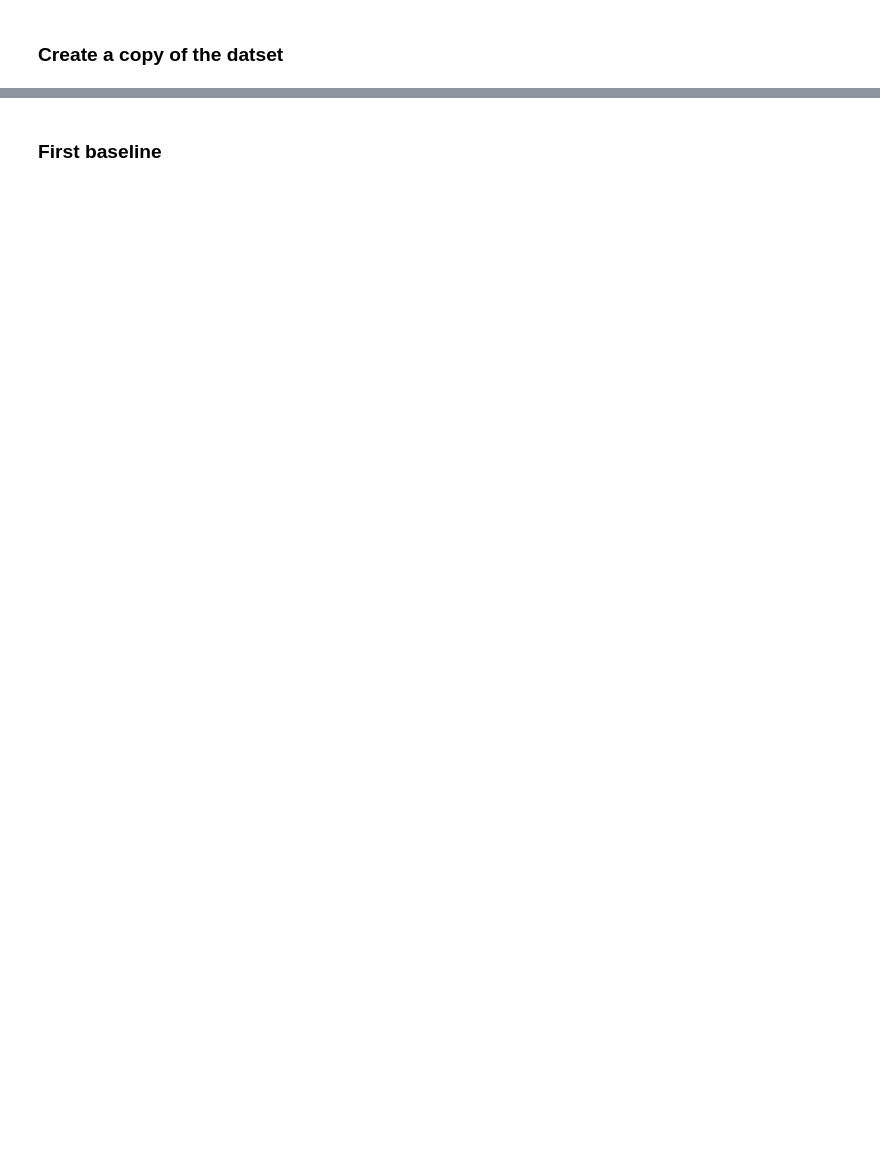
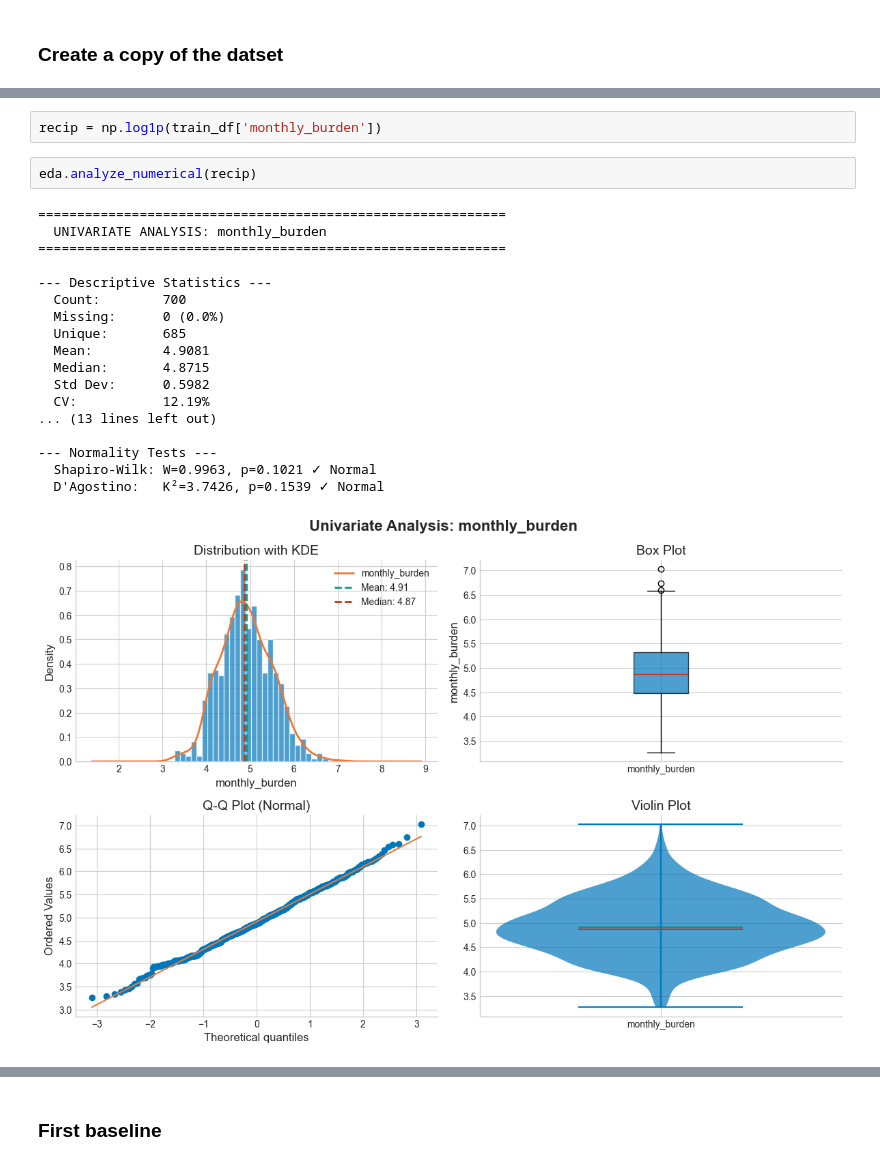
Before and after one commit to ntinasf/credit-risk-svm, a Jupyter notebook: notebooks/feature_engineering.ipynb, the cells around one changed output, grey strips where cells are left out. Saved outputs shown, nothing was run; the diff lists cells and outputs as text; blank space fills up the shorter version.

```diff
--- a/notebooks/feature_engineering.ipynb
+++ b/notebooks/feature_engineering.ipynb
@@ -139,0 +251,23 @@ train_enc_1.shape
+# %%
+recip = np.log1p(train_df['monthly_burden'])
+# %%
+eda.analyze_numerical(recip)
+# %% [output]
+============================================================
+  UNIVARIATE ANALYSIS: monthly_burden
+============================================================
+
+--- Descriptive Statistics ---
+  Count:        700
+  Missing:      0 (0.0%)
+  Unique:       685
+  Mean:         4.9081
+  Median:       4.8715
+  Std Dev:      0.5982
+  CV:           12.19%
+... (13 lines left out)
+
+--- Normality Tests ---
+  Shapiro-Wilk: W=0.9963, p=0.1021 ✓ Normal
+  D'Agostino:   K²=3.7426, p=0.1539 ✓ Normal
+[figure, added]
```
Also changed, not shown: parts of 138 cells of this notebook, 49 other files.
